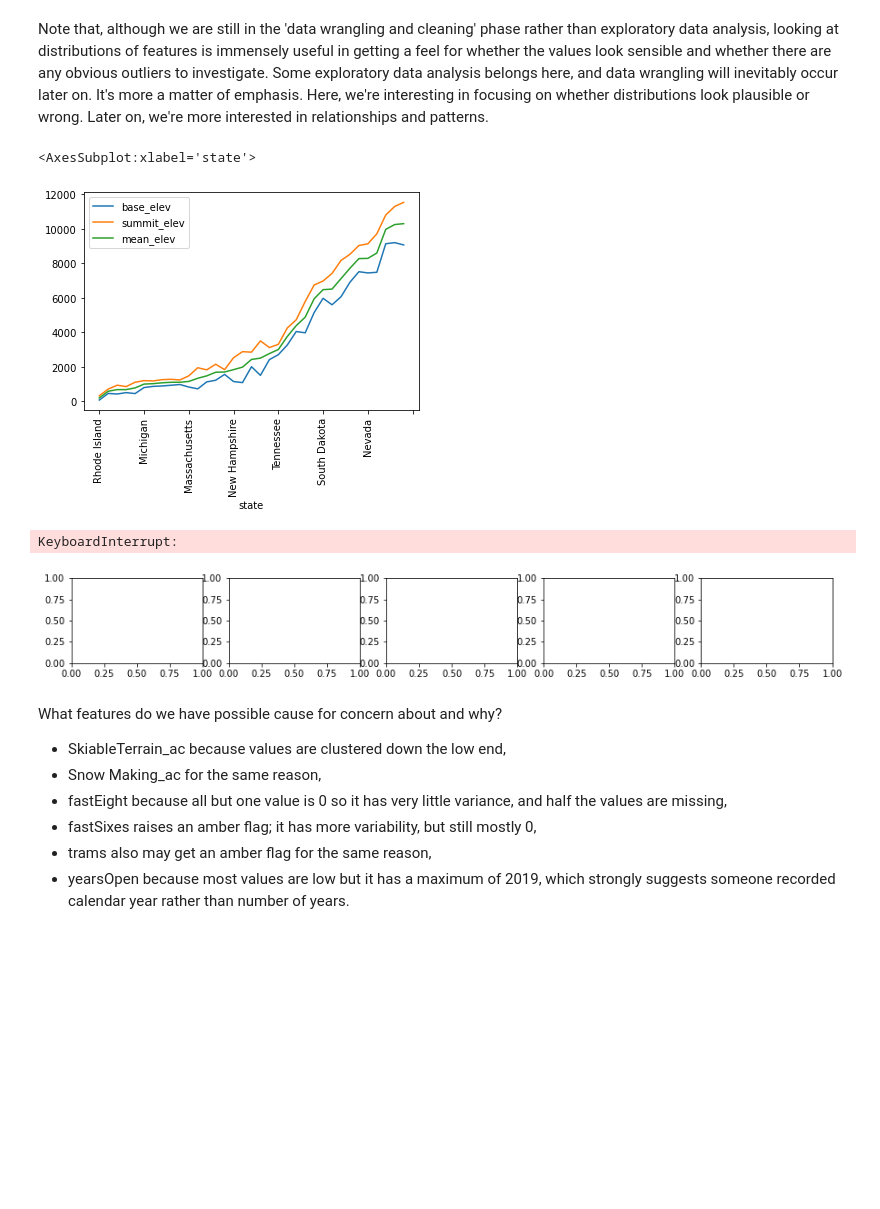
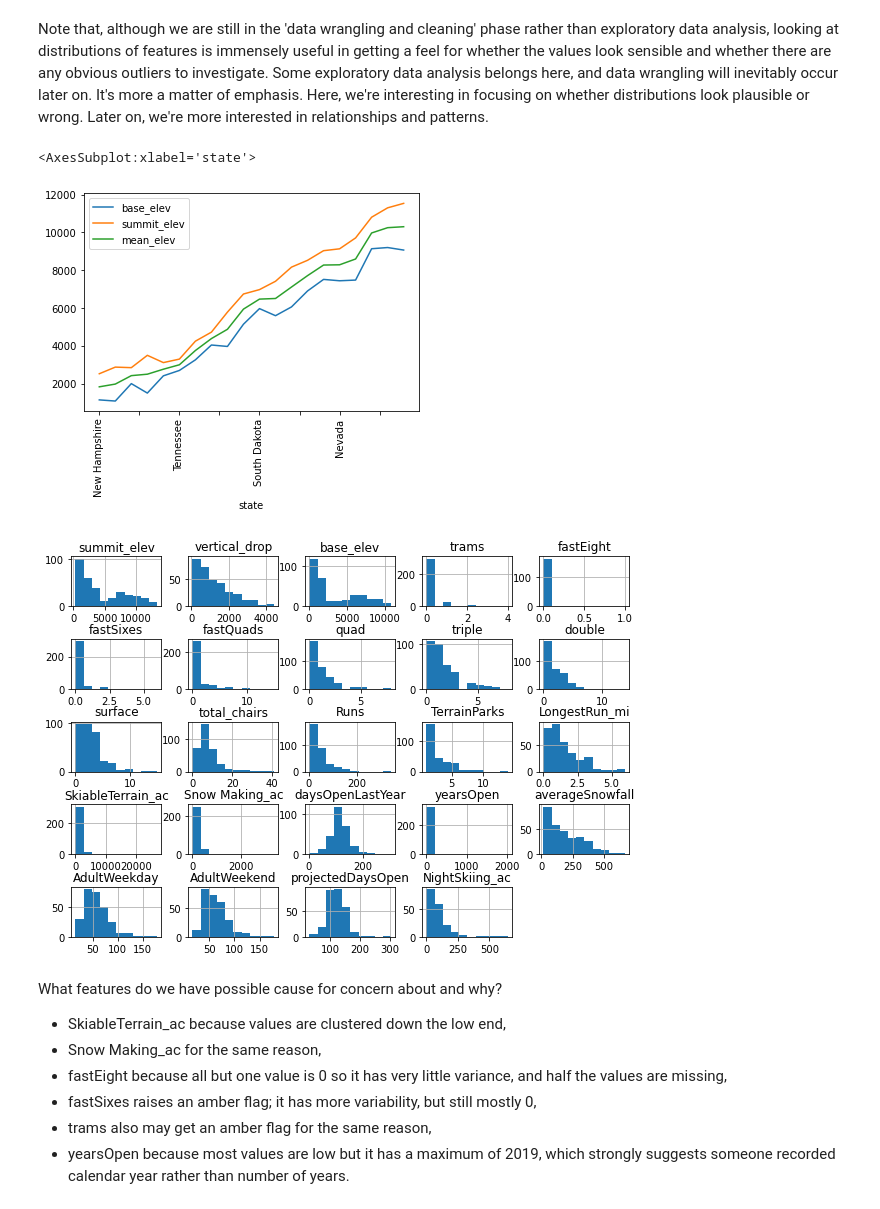
Before and after one commit to JacWerCode/DataScienceGuidedCapstone, a Jupyter notebook: Notebooks/02_data_wrangling.ipynb, the cells around one changed output. Cells and saved outputs as stored; diff of their text form; code cells hidden in the pictures; blank space fills up the shorter version.

```diff
--- a/Notebooks/02_data_wrangling.ipynb
+++ b/Notebooks/02_data_wrangling.ipynb
@@ -519,24 +514,24 @@ Just over 82% of resorts have no missing ticket price, 3% are missing one value,
 Note that, although we are still in the 'data wrangling and cleaning' phase rather than exploratory data analysis, looking at distributions of features is immensely useful in getting a feel for whether the values look sensible and whether there are any obvious outliers to investigate. Some exploratory data analysis belongs here, and data wrangling will inevitably occur later on. It's more a matter of emphasis. Here, we're interesting in focusing on whether distributions look plausible or wrong. Later on, we're more interested in relationships and patterns.
 # %%
 #just playing around
-elev_df = ski_data.groupby("state")[["base_elev","summit_elev"]].mean()#.sort_values("summit_elev").plot(kind='line')
+elev_df = ski_data.groupby("state")[["base_elev","summit_elev"]].mean()
 elev_df["mean_elev"]= elev_df[["base_elev","summit_elev"]].mean(axis=1)
-elev_df.sort_values("mean_elev").plot(kind='line',rot = 90)
+elev_df = elev_df.sort_values("mean_elev").tail(20)
+elev_df.plot(kind='line',rot = 90)
 # %% [output]
 <AxesSubplot:xlabel='state'>
-[figure, old version]
+[figure, new version]
 # %%
 #Code task 18#
 #Call ski_data's `hist` method to plot histograms of each of the numeric features
 #Try passing it an argument figsize=(15,10)
 #Try calling plt.subplots_adjust() with an argument hspace=0.5 to adjust the spacing
 #It's important you create legible and easy-to-read plots
-ski_data.hist(figsize=(15,10));
-plt.subplots_adjust(hspace=.75);
+ski_data.hist(figsize=(10,7))
+plt.subplots_adjust(hspace=.65)
 #Hint: notice how the terminating ';' "swallows" some messy output and leads to a tidier notebook
 # %% [output]
-KeyboardInterrupt:
-[figure, old version]
+[figure, new version]
 # %% [markdown]
 What features do we have possible cause for concern about and why?
 
```
Also changed, not shown: parts of 24 cells of this notebook, 4 other files.
